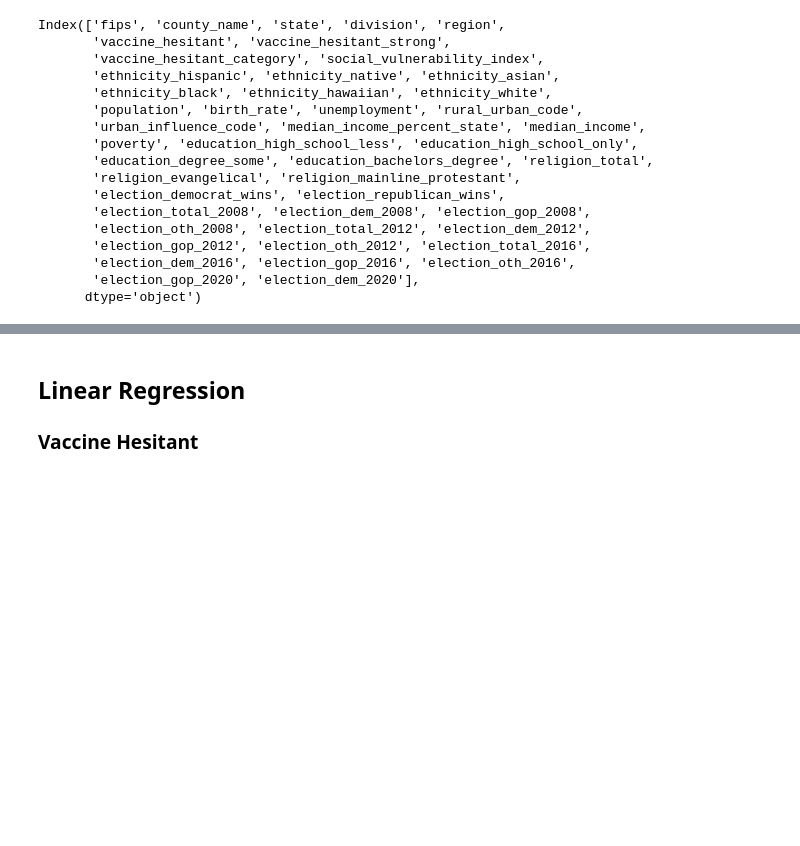
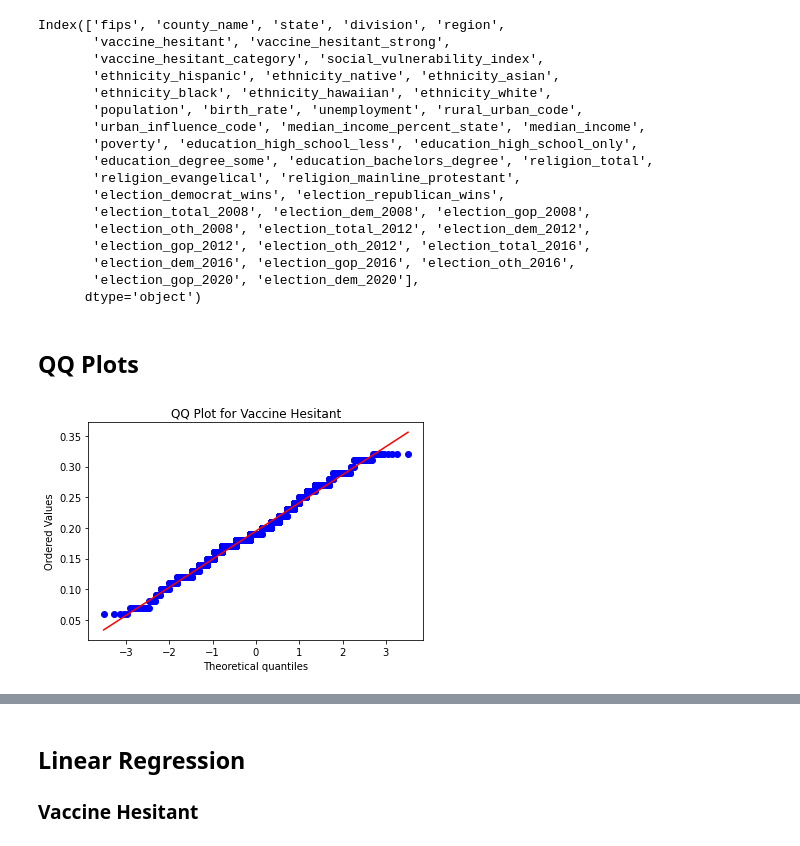
Before and after one commit to kuruparans/covid19-vaccine-hesitancy-analysis, a Jupyter notebook: statistical-modelling.ipynb, the cells around one changed output, grey strips where cells are left out. Drawn from its saved outputs; the diff is of its cells as text; code cells hidden in the pictures; blank space fills up the shorter version.

```diff
--- a/statistical-modelling.ipynb
+++ b/statistical-modelling.ipynb
@@ -23,3 +24,11 @@ Index(['fips', 'county_name', 'state', 'division', 'region',
        'election_dem_2016', 'election_gop_2016', 'election_oth_2016',
        'election_gop_2020', 'election_dem_2020'],
       dtype='object')
+# %% [markdown]
+## QQ Plots
+# %%
+stats.probplot(x=df['vaccine_hesitant'], dist='norm', plot=plt)
+plt.title('QQ Plot for Vaccine Hesitant')
+plt.show()
+# %% [output]
+[figure, added]
```
Also changed, not shown: parts of 3 cells of this notebook.
